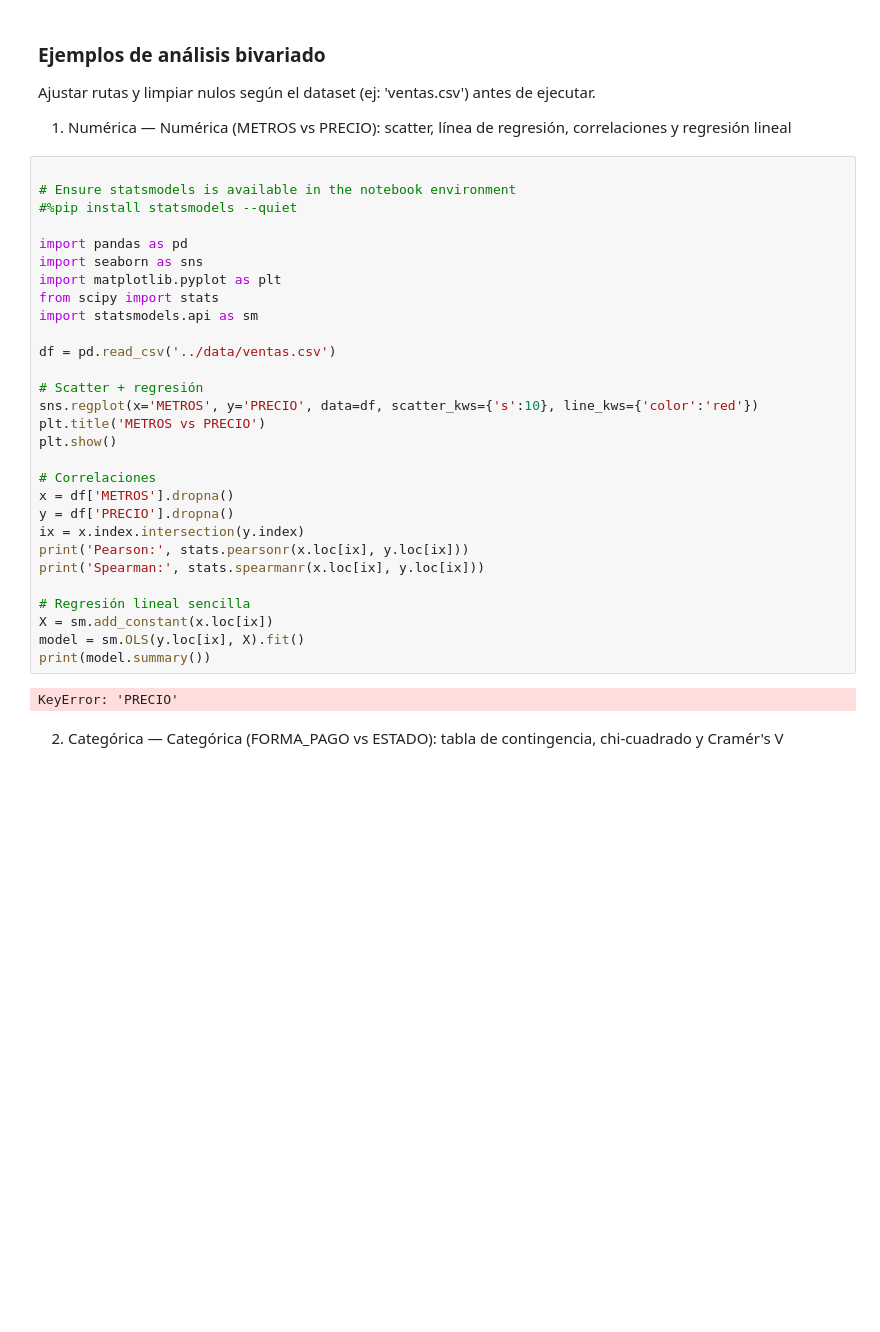
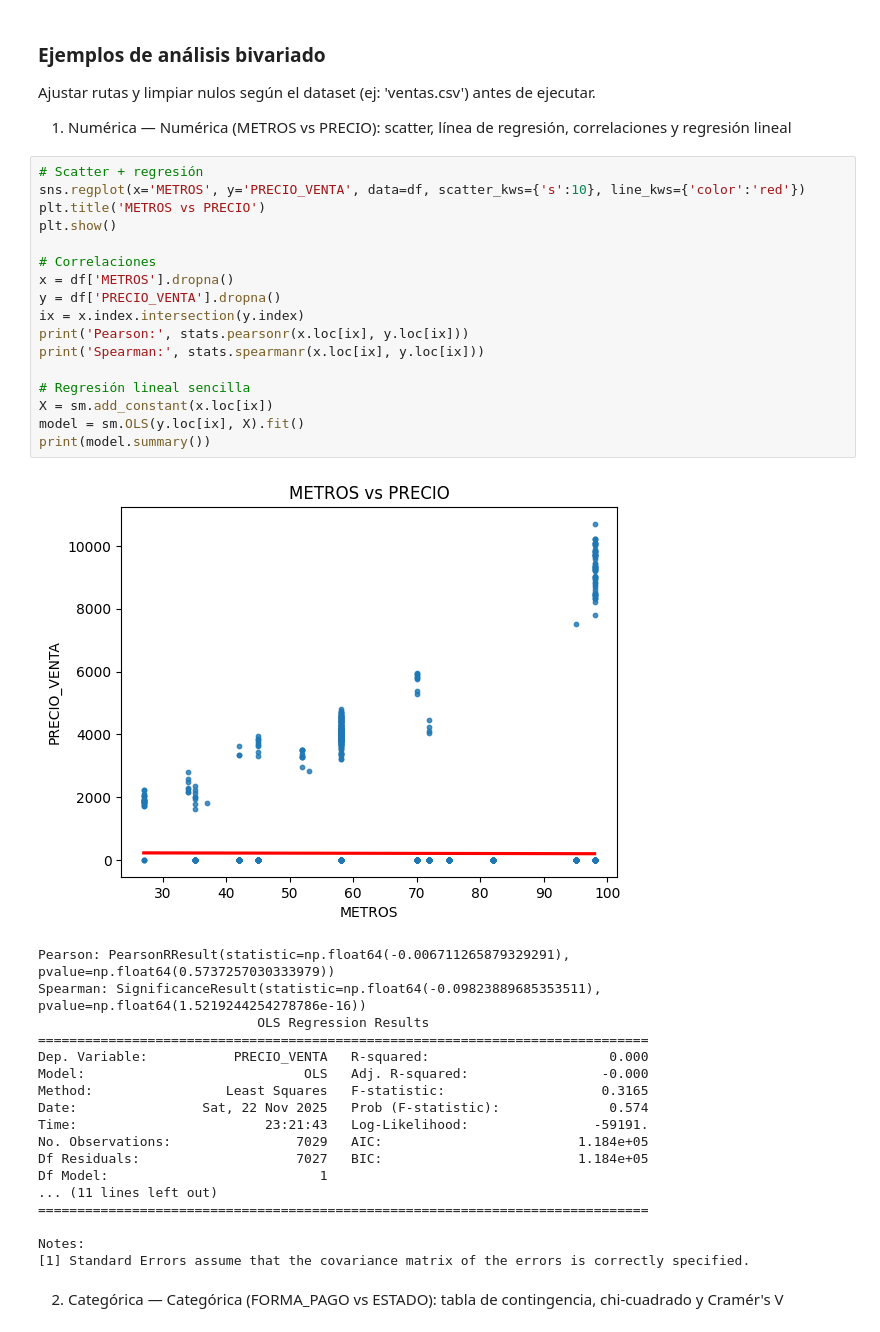
Before and after one commit to paranedagarcia/Cienciadedatos, a Jupyter notebook: 4.Analisis de datos/analisis_de_datos.ipynb, the cells around one changed output. Drawn from its saved outputs; the diff is of its cells as text; blank space fills up the shorter version.

```diff
--- a/4.Analisis de datos/analisis_de_datos.ipynb
+++ b/4.Analisis de datos/analisis_de_datos.ipynb
@@ -200,36 +550,41 @@ Ajustar rutas y limpiar nulos según el dataset (ej: 'ventas.csv') antes de ejec
 
 1) Numérica — Numérica (METROS vs PRECIO): scatter, línea de regresión, correlaciones y regresión lineal
 # %%
-
-# Ensure statsmodels is available in the notebook environment
-#%pip install statsmodels --quiet
-
-import pandas as pd
-import seaborn as sns
-import matplotlib.pyplot as plt
-from scipy import stats
-import statsmodels.api as sm
-
-df = pd.read_csv('../data/ventas.csv')
-
 # Scatter + regresión
-sns.regplot(x='METROS', y='PRECIO', data=df, scatter_kws={'s':10}, line_kws={'color':'red'})
+sns.regplot(x='METROS', y='PRECIO_VENTA', data=df, scatter_kws={'s':10}, line_kws={'color':'red'})
 plt.title('METROS vs PRECIO')
 plt.show()
 
 # Correlaciones
 x = df['METROS'].dropna()
-y = df['PRECIO'].dropna()
+y = df['PRECIO_VENTA'].dropna()
 ix = x.index.intersection(y.index)
 print('Pearson:', stats.pearsonr(x.loc[ix], y.loc[ix]))
 print('Spearman:', stats.spearmanr(x.loc[ix], y.loc[ix]))
 
 # Regresión lineal sencilla
 X = sm.add_constant(x.loc[ix])
 model = sm.OLS(y.loc[ix], X).fit()
 print(model.summary())
 # %% [output]
+[figure, added]
-KeyError: 'PRECIO'
+Pearson: PearsonRResult(statistic=np.float64(-0.006711265879329291), pvalue=np.float64(0.5737257030333979))
+Spearman: SignificanceResult(statistic=np.float64(-0.09823889685353511), pvalue=np.float64(1.5219244254278786e-16))
+                            OLS Regression Results
+==============================================================================
+Dep. Variable:           PRECIO_VENTA   R-squared:                       0.000
+Model:                            OLS   Adj. R-squared:                 -0.000
+Method:                 Least Squares   F-statistic:                    0.3165
+Date:                Sat, 22 Nov 2025   Prob (F-statistic):              0.574
+Time:                        23:21:43   Log-Likelihood:                -59191.
+No. Observations:                7029   AIC:                         1.184e+05
+Df Residuals:                    7027   BIC:                         1.184e+05
+Df Model:                           1
+... (11 lines left out)
+==============================================================================
+
+Notes:
+[1] Standard Errors assume that the covariance matrix of the errors is correctly specified.
 # %% [markdown]
 2) Categórica — Categórica (FORMA_PAGO vs ESTADO): tabla de contingencia, chi-cuadrado y Cramér's V
 # %%
```
Also changed, not shown: parts of 14 cells of this notebook.
